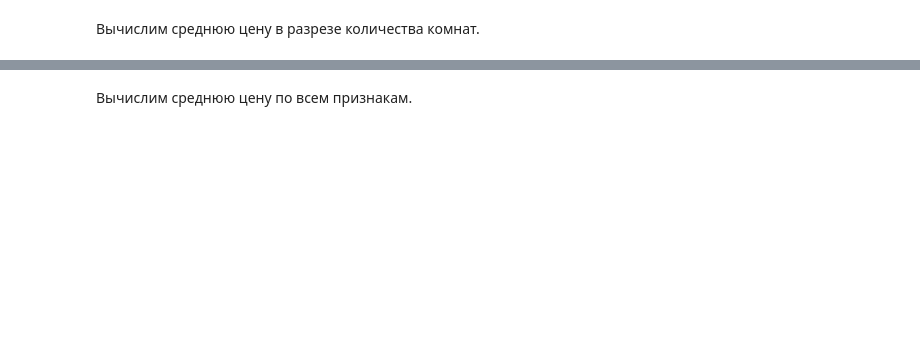
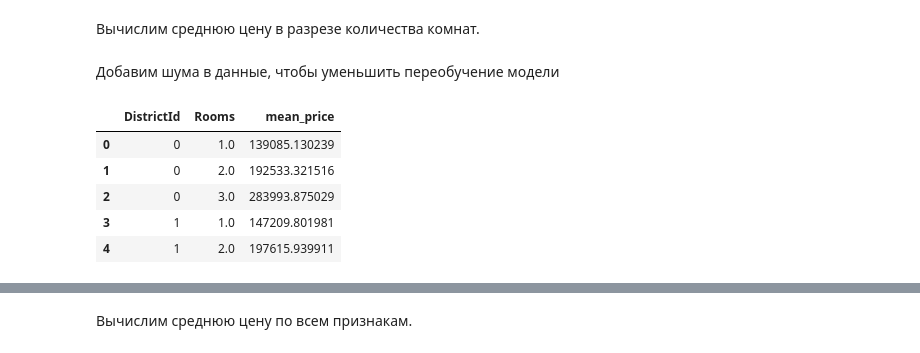
Before and after one commit to nonamemanah/python_data_science, a Jupyter notebook: Курсовой проект/dmitry.chanturiya.ipynb, the cells around one changed output, grey strips where cells are left out. Cells and saved outputs as stored; diff of their text form; code cells hidden in the pictures; blank space fills up the shorter version.

```diff
--- a/Курсовой проект/dmitry.chanturiya.ipynb
+++ b/Курсовой проект/dmitry.chanturiya.ipynb
@@ -201,2 +190,4 @@ mean_price.head()
 # %% [markdown]
 Вычислим среднюю цену в разрезе количества комнат.
+# %% [markdown]
+Добавим шума в данные, чтобы уменьшить переобучение модели
@@ -203 +200,12 @@ mean_price.head()
+# %%
+mean_price = train.groupby(['DistrictId', 'Rooms'], as_index=False)[['Price_n']].mean().\
+    rename(columns={'Price_n':'mean_price'})
+mean_price.head()
+# %% [output]
+|  | DistrictId | Rooms | mean_price |
+| 0 | 0 | 1.0 | 139085.130239 |
+| 1 | 0 | 2.0 | 192533.321516 |
+| 2 | 0 | 3.0 | 283993.875029 |
+| 3 | 1 | 1.0 | 147209.801981 |
+| 4 | 1 | 2.0 | 197615.939911 |
 # %%
```
Also changed, not shown: parts of 16 cells of this notebook, 1 other file.
